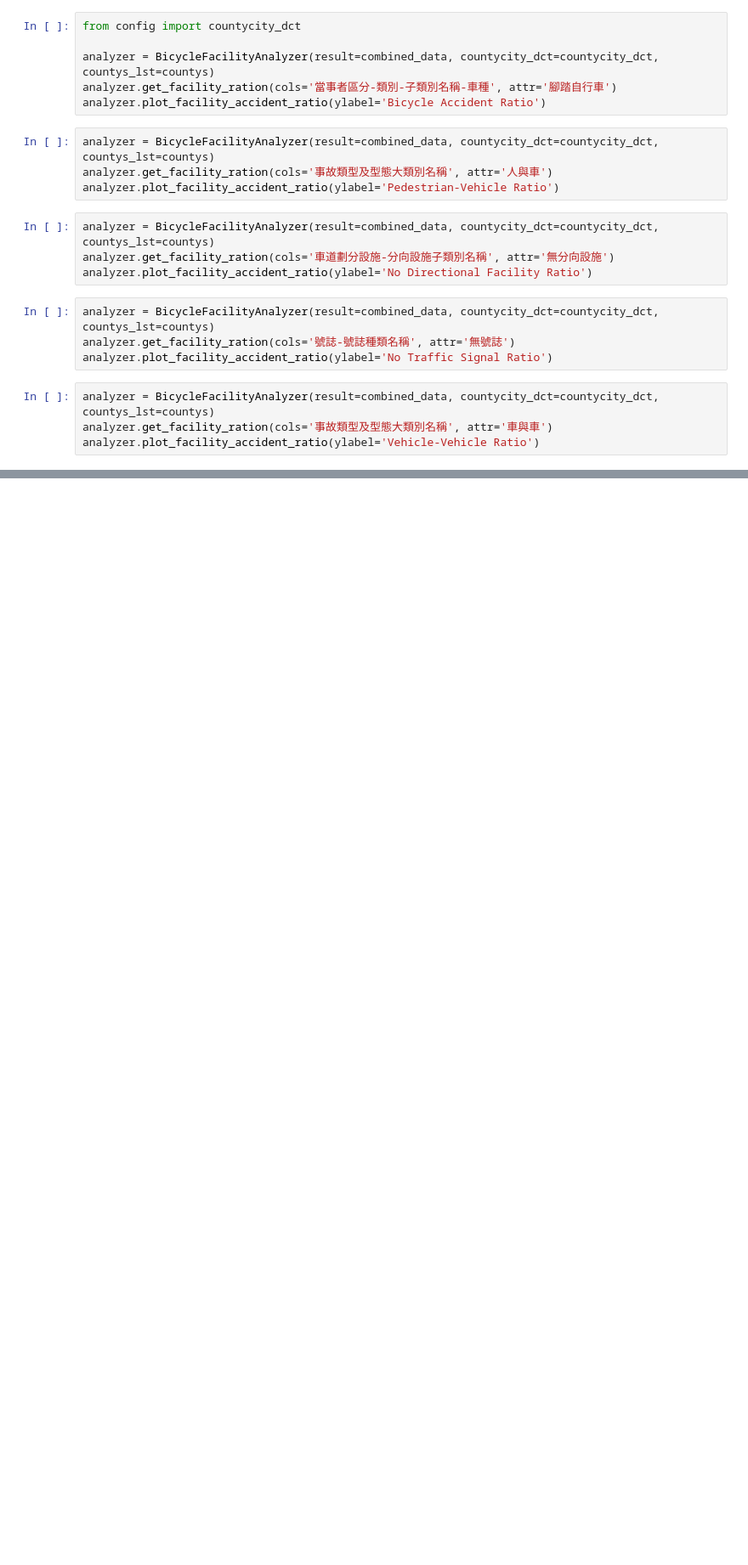
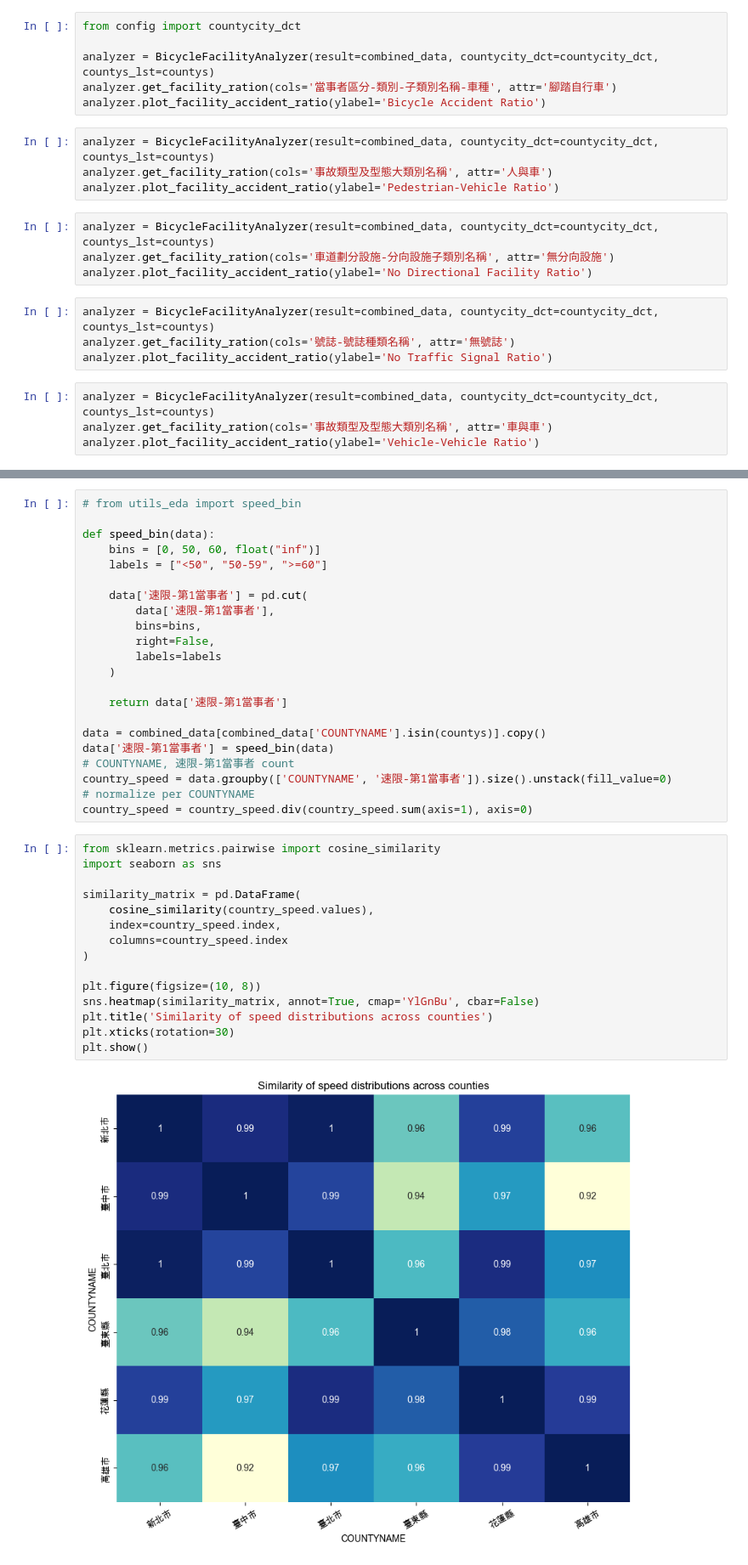
Before and after one commit to kennywang112/ST-RTA, a Jupyter notebook: Models/Bicycle.ipynb, the cells around one changed output, grey strips where cells are left out. Shown at 85% size. Drawn from its saved outputs; the diff is of its cells as text; blank space fills up the shorter version.

```diff
--- a/Models/Bicycle.ipynb
+++ b/Models/Bicycle.ipynb
@@ -86,0 +95,39 @@ combined_data['車道劃分設施-分道設施-快慢車道間名稱'].unique()
+# %%
+# from utils_eda import speed_bin
+
+def speed_bin(data):
+    bins = [0, 50, 60, float("inf")]
+    labels = ["<50", "50-59", ">=60"]
+
+    data['速限-第1當事者'] = pd.cut(
+        data['速限-第1當事者'],
+        bins=bins,
+        right=False,
+        labels=labels
+    )
+
+    return data['速限-第1當事者']
+
+data = combined_data[combined_data['COUNTYNAME'].isin(countys)].copy()
+data['速限-第1當事者'] = speed_bin(data)
+# COUNTYNAME, 速限-第1當事者 count
+country_speed = data.groupby(['COUNTYNAME', '速限-第1當事者']).size().unstack(fill_value=0)
+# normalize per COUNTYNAME
+country_speed = country_speed.div(country_speed.sum(axis=1), axis=0)
+# %%
+from sklearn.metrics.pairwise import cosine_similarity
+import seaborn as sns
+
+similarity_matrix = pd.DataFrame(
+    cosine_similarity(country_speed.values),
+    index=country_speed.index,
+    columns=country_speed.index
+)
+
+plt.figure(figsize=(10, 8))
+sns.heatmap(similarity_matrix, annot=True, cmap='YlGnBu', cbar=False)
+plt.title('Similarity of speed distributions across counties')
+plt.xticks(rotation=30)
+plt.show()
+# %% [output]
+[figure, added]
```
Also changed, not shown: parts of 5 cells of this notebook, 10 other files.
